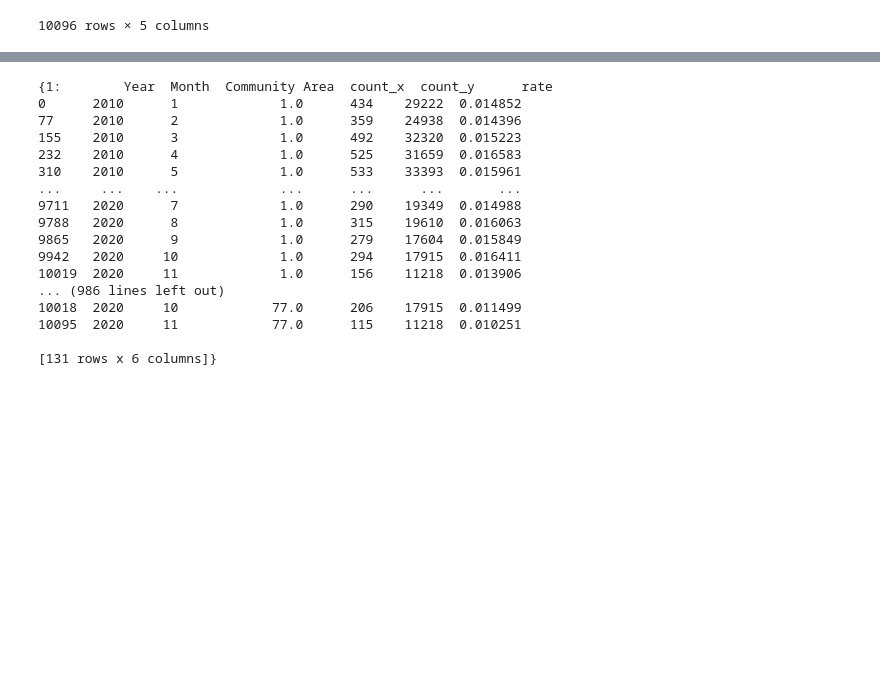
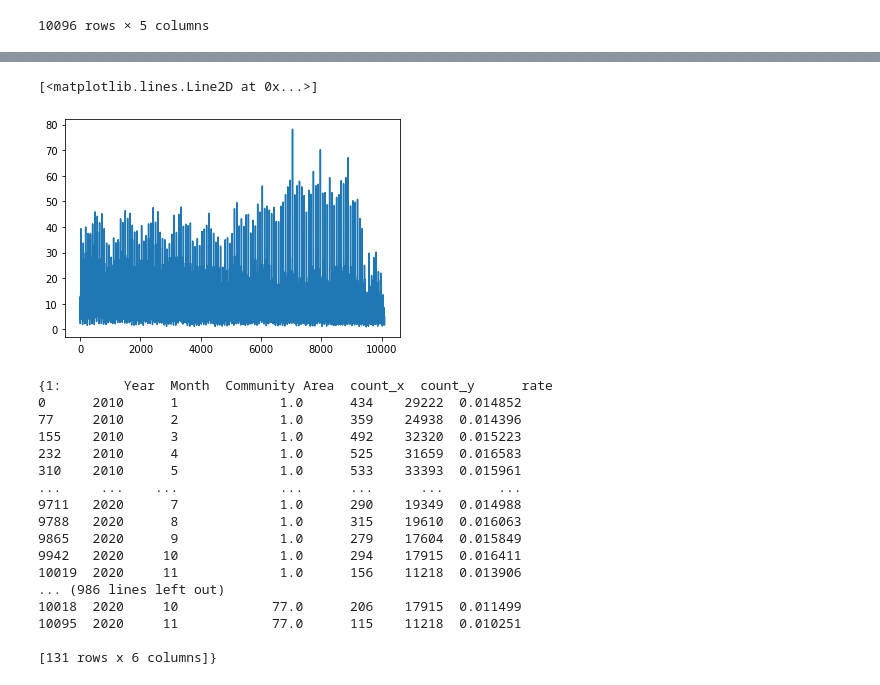
Before and after one commit to a-matai/datasiensgrup, a Jupyter notebook: src/linear_regression.ipynb, the cells around one changed output, grey strips where cells are left out. Drawn from its saved outputs; the diff is of its cells as text; code cells hidden in the pictures; blank space fills up the shorter version.

```diff
--- a/src/linear_regression.ipynb
+++ b/src/linear_regression.ipynb
@@ -6,7 +8,7 @@ import pandas as pd
 
 # First, load the datasets we will need.
 pop = pd.read_csv("../data/CA_pop.csv")
-crime = pd.read_csv("../clean_data.csv", low_memory=False)
+crime = pd.read_csv("../data/clean_data.csv", low_memory=False)
 lstops = pd.read_csv("../data/lstops_localized.csv")
 parks = pd.read_csv("../data/parks_localized.csv")
 #print(CA_pop.head())
@@ -169,8 +171,9 @@ The following dataframe has the number of crimes in each community for each mont
 10096 rows × 5 columns
 # %%
 '''
-TODO:
-Recalculate crime rate accordingly. Do per year per month for neighborhood. Do number of crimes per 1,000 people.
+Calculate crime rate to be number of crimes, per neighborhood each month of each year, per 1,000 people.
+
+Encode month, year, and whether the crime rate is in a month of lockdown.
 '''
 
 # Calculate the percent of total crime in the
@@ -183,6 +186,19 @@ wow_crimes['rate'] = 1000 * wow_crimes['count_x'] / wow_crimes['Pop2010']
 #Pop Density (Number of People Per Acre of Land)
 wow_crimes['Pop Density'] = wow_crimes['Pop2010'] / wow_crimes['Acres']
 print("\nCompleted crime_time dataset:\n")
-print(wow_crimes.head())
+
+# create indicator for seasonality, each month of crime rate
+month_encode = pd.get_dummies(wow_crimes.Month, prefix='Month')
+
+new_crime = pd.concat([wow_crimes, month_encode], axis=1)
+# lockdown was march-may 2020
+
+def is_lockdown(row):
+    if 3 <= row["Month"] <= 5 and row["Yea"]
+new_crime["Lockdown"] = df.Month.map(lambda x: 1 if 3 <= x <= 5 else 0)
+np.where(new_crime["Month"] <= 5 and new_crime["Month"] >= 3 and new_crime["Year"] == 2020, 1, 0)
+
+pd.DataFrame.head(new_crime)
+# pd.DataFrame.head(month_encode)
 # %% [output]
 Completed crime_time dataset:
@@ -203,3 +221,10 @@ Completed crime_time dataset:
+# %%
+import matplotlib.pyplot as plt
+
+plt.plot(new_crime['rate'])
+# %% [output]
+[<matplotlib.lines.Line2D at 0x...>]
+[figure, added]
 # %%
 "We then isolate the rates according to each Community Area to find "
 #dict to store average crime rates
```
Also changed, not shown: parts of 3 cells of this notebook.
